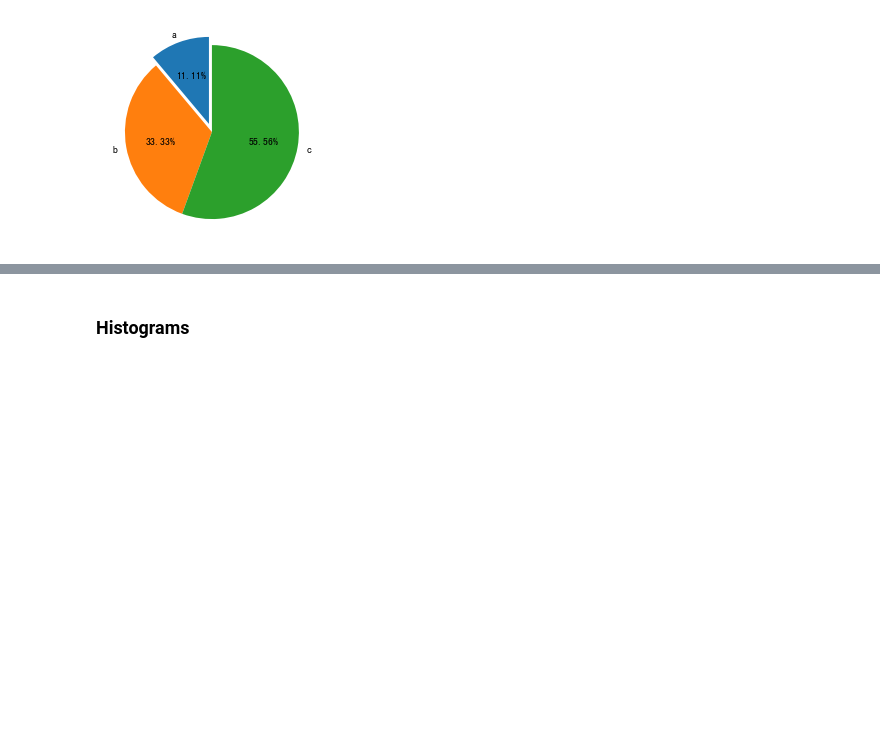
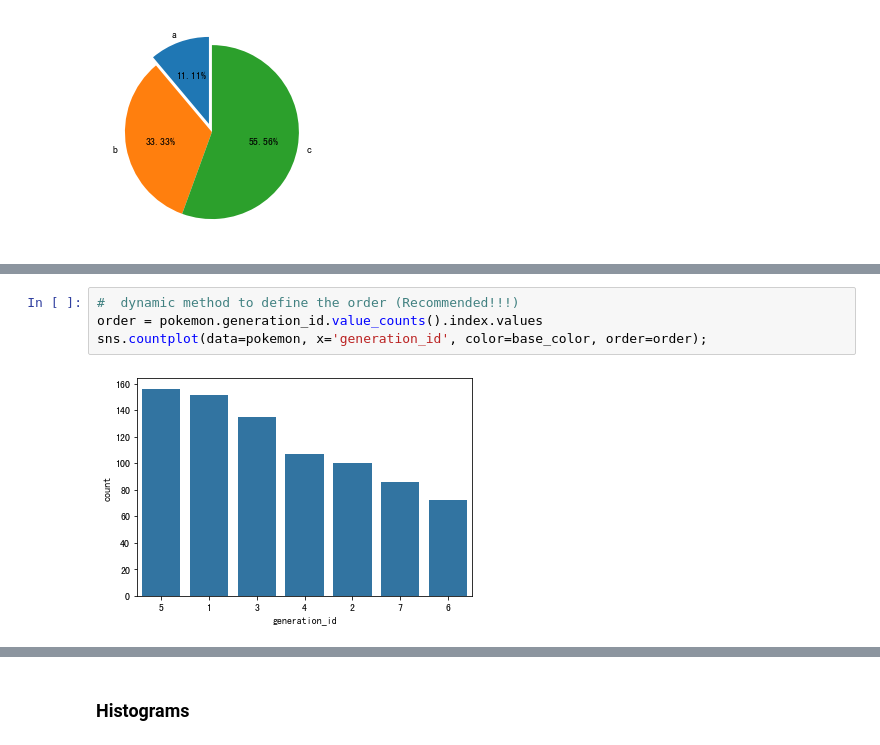
Before and after one commit to Alex-YuZ/Data-Visualization, a Jupyter notebook: Data_Visualization.ipynb, the cells around one changed output, grey strips where cells are left out. Saved outputs shown, nothing was run; the diff lists cells and outputs as text; blank space fills up the shorter version.

```diff
--- a/Data_Visualization.ipynb
+++ b/Data_Visualization.ipynb
@@ -74,0 +116,6 @@ plt.pie(x, startangle=90, explode=[.1, 0, 0], labels=labels, autopct="%.2f%%");
+# %%
+#  dynamic method to define the order (Recommended!!!)
+order = pokemon.generation_id.value_counts().index.values
+sns.countplot(data=pokemon, x='generation_id', color=base_color, order=order);
+# %% [output]
+[figure, added]
```
Also changed, not shown: parts of 26 cells of this notebook.
